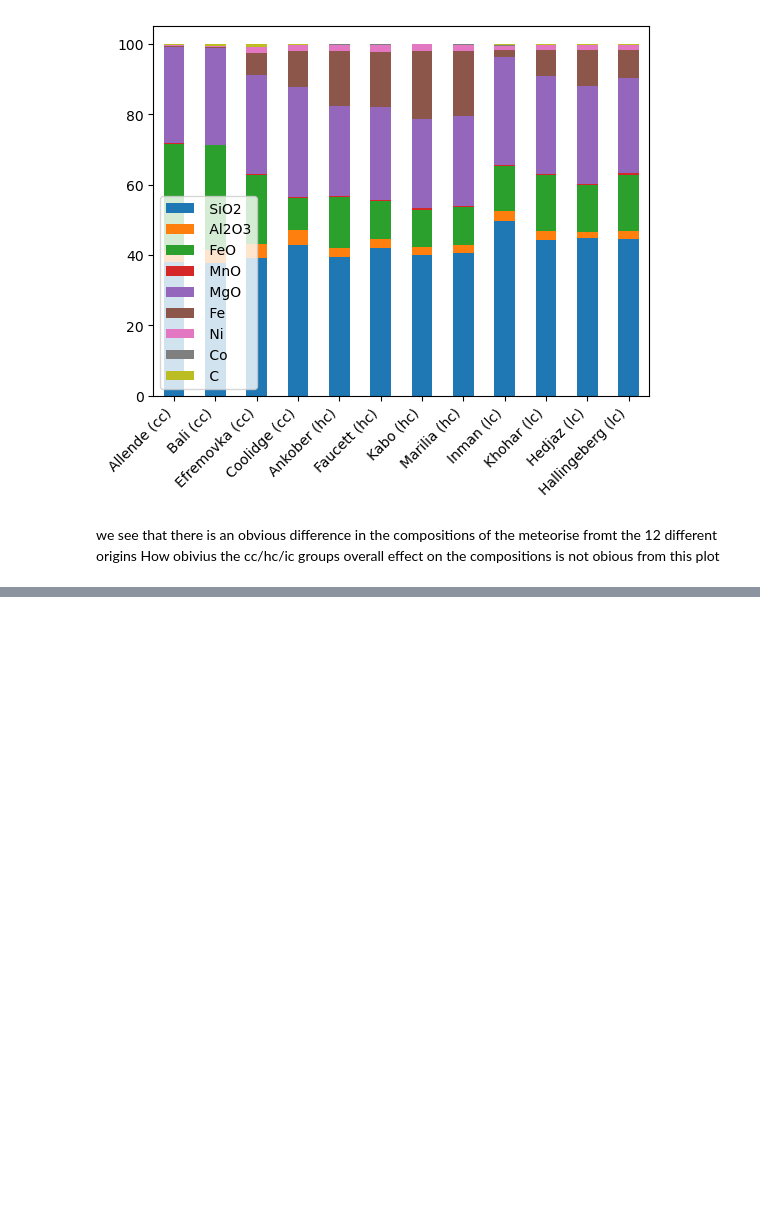
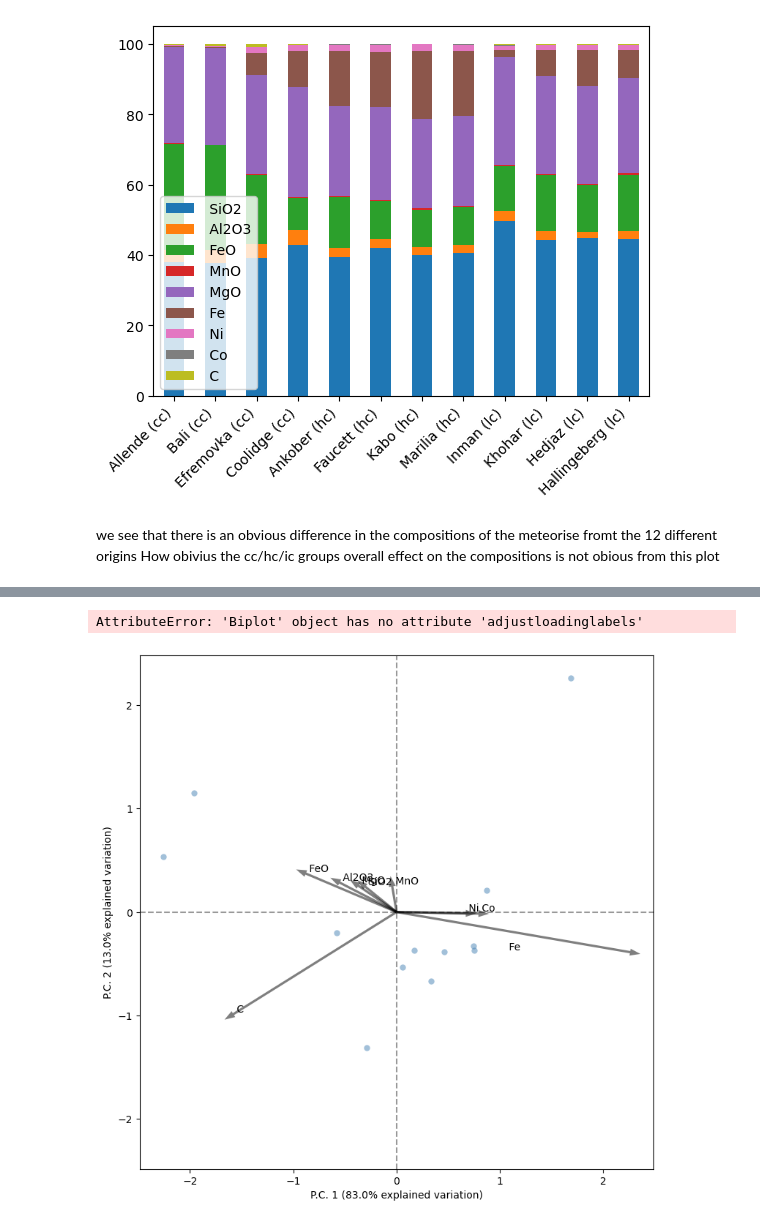
Before and after one commit to AntonWangDTU/coda_exam, a Jupyter notebook: src/2-meteorites.ipynb, the cells around one changed output, grey strips where cells are left out. Drawn from its saved outputs; the diff is of its cells as text; code cells hidden in the pictures; blank space fills up the shorter version.

```diff
--- a/src/2-meteorites.ipynb
+++ b/src/2-meteorites.ipynb
@@ -32,0 +76,8 @@ How obivius the cc/hc/ic groups overall effect on the compositions is not obious
+# %%
+data_centered = data.iloc[:,1:].coda.center()
+# %%
+mypca = coda.pca.Biplot(data_centered)
+mypca.adjustloadinglabels()
+# %% [output]
+AttributeError: 'Biplot' object has no attribute 'adjustloadinglabels'
+[figure, added]
```
Also changed, not shown: parts of 11 cells of this notebook, 3 other files.
